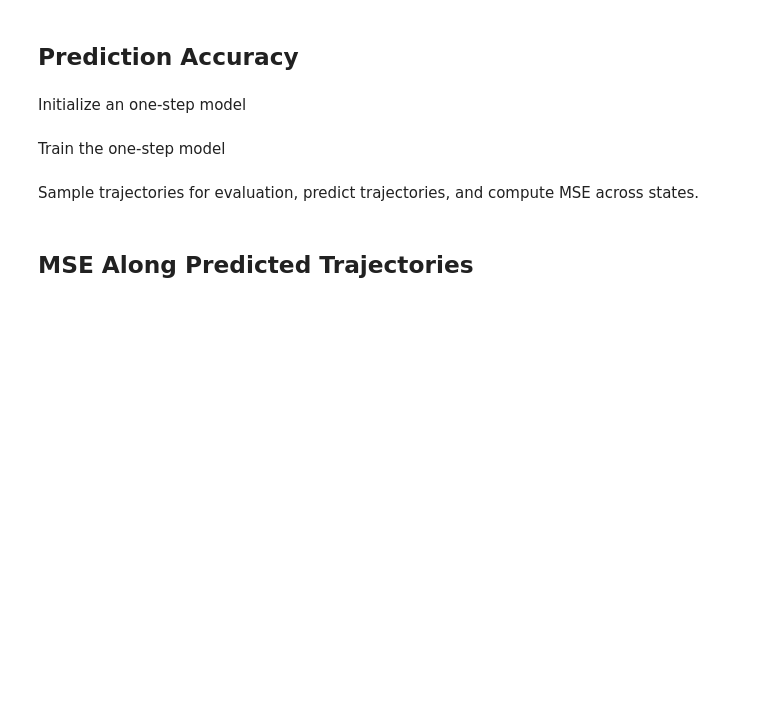
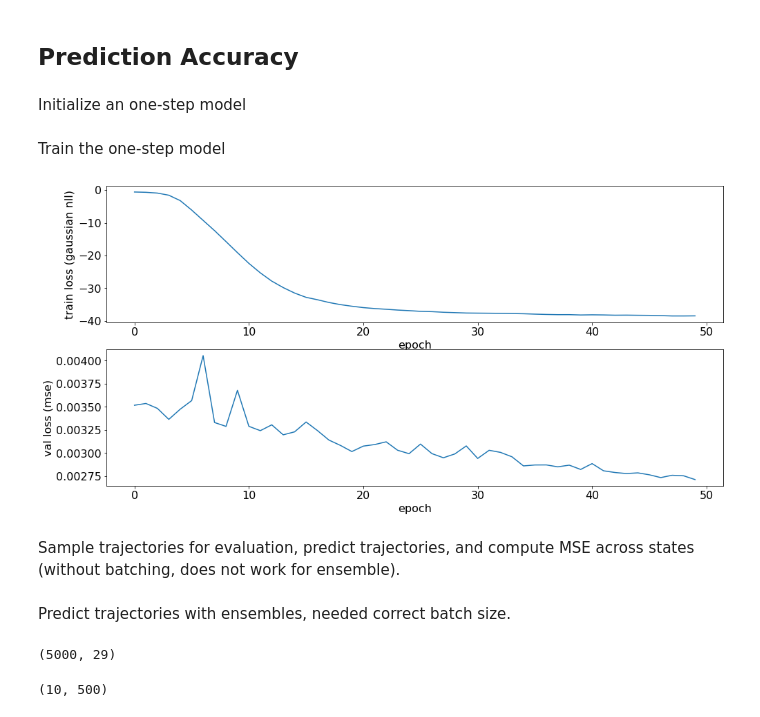
Before and after one commit to facebookresearch/mbrl-lib, a Jupyter notebook: notebooks/traj_based_model.ipynb, the cells around one changed output. Cells and saved outputs as stored; diff of their text form; code cells hidden in the pictures; blank space fills up the shorter version.

```diff
--- a/notebooks/traj_based_model.ipynb
+++ b/notebooks/traj_based_model.ipynb
@@ -360,8 +361,19 @@ one_step_train_dataset, one_step_val_dataset = common_util.get_basic_buffer_iter
     ensemble_size=ensemble_size,
     shuffle_each_epoch=True
 )
-train_losses, val_losses = one_step_model_trainer.train(one_step_train_dataset, one_step_val_dataset,
+one_step_train_losses, one_step_val_losses = one_step_model_trainer.train(one_step_train_dataset, one_step_val_dataset,
                                                num_epochs=50, patience=100)
+# %%
+fig, ax = plt.subplots(2, 1, figsize=(16, 8))
+ax[0].plot(one_step_train_losses)
+ax[0].set_xlabel("epoch")
+ax[0].set_ylabel("train loss (gaussian nll)")
+ax[1].plot(one_step_val_losses)
+ax[1].set_xlabel("epoch")
+ax[1].set_ylabel("val loss (mse)")
+plt.show()
+# %% [output]
+[figure, added]
 # %% [markdown]
-Sample trajectories for evaluation, predict trajectories, and compute MSE across states.
+Sample trajectories for evaluation, predict trajectories, and compute MSE across states (without batching, does not work for ensemble).
 # %%
@@ -408,2 +419,0 @@ traj_based_median = np.median(cumulative_errors_tb,axis=0)
-# %% [markdown]
-## MSE Along Predicted Trajectories
@@ -418,0 +420,2 @@ plt.show()
+# %% [markdown]
+Predict trajectories with ensembles, needed correct batch size.
@@ -418,0 +489,20 @@ plt.show()
+# %%
+param_dim = np.shape(param_stack)[-1]
+obs_dim = np.shape(obs_stack)[-1]
+param_stack =param_stack.reshape(-1,param_dim).shape
+obs_expand = np.repeat(obs_stack[:, np.newaxis, :], trial_length, axis=1).reshape(-1,obs_dim)
+
+obs_expand.shape
+obs_stack
+param_stack
+# param_stack.shape
+# %% [output]
+(5000, 29)
+# %%
+states_pred.shape
+true_states.shape
+((true_states - states_pred)**2).shape
+one_step_pred_states.shape
+traj_based_errors.shape
+# %% [output]
+(10, 500)
```
Also changed, not shown: parts of 13 cells of this notebook.
